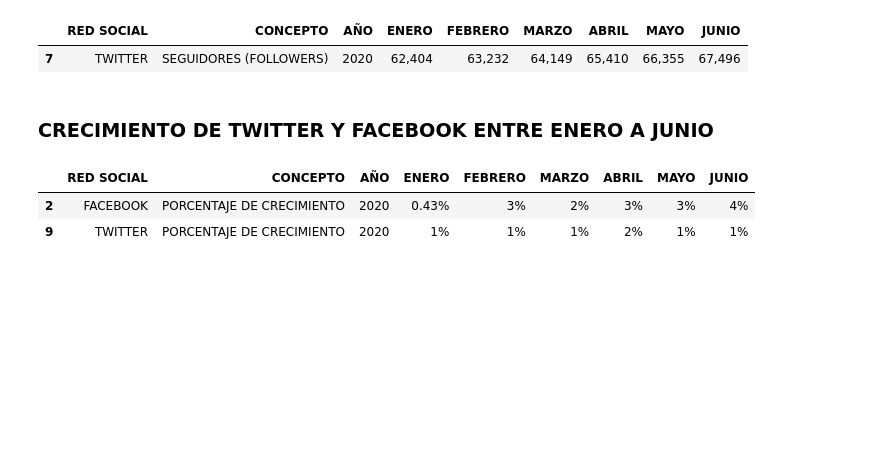
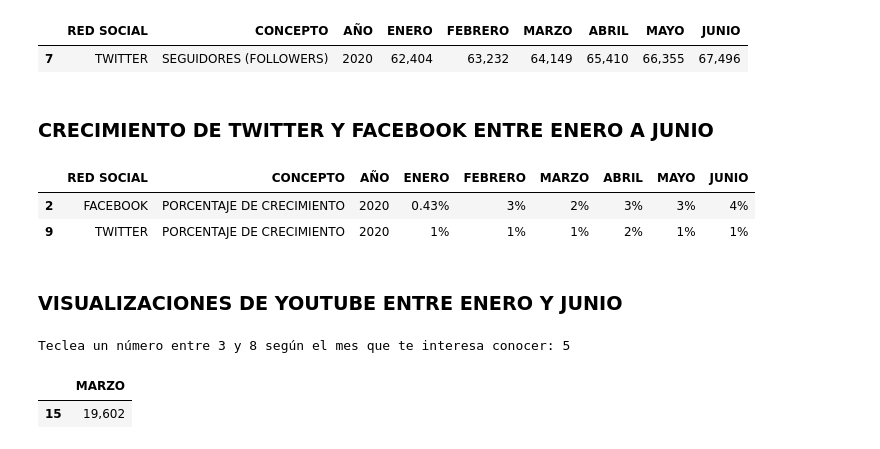
Before and after one commit to CarmenSosaO/CyPg1157, a Jupyter notebook: Ejercicio_Redes_Sociales.ipynb, the cells around one changed output. Saved outputs shown, nothing was run; the diff lists cells and outputs as text; code cells hidden in the pictures; blank space fills up the shorter version.

```diff
--- a/Ejercicio_Redes_Sociales.ipynb
+++ b/Ejercicio_Redes_Sociales.ipynb
@@ -40,3 +40,12 @@ df.iloc[[2,9],[0,1,2,3,4,5,6,7,8]]
 |  | RED SOCIAL | CONCEPTO | AÑO | ENERO | FEBRERO | MARZO | ABRIL | MAYO | JUNIO |
 | 2 | FACEBOOK | PORCENTAJE DE CRECIMIENTO | 2020 | 0.43% | 3% | 2% | 3% | 3% | 4% |
 | 9 | TWITTER | PORCENTAJE DE CRECIMIENTO | 2020 | 1% | 1% | 1% | 2% | 1% | 1% |
+# %% [markdown]
+### VISUALIZACIONES DE YOUTUBE ENTRE ENERO Y JUNIO
+# %%
+N = int(input("Teclea un número entre 3 y 8 según el mes que te interesa conocer: " ))
+df.iloc[[15],[N]]
+# %% [output]
+Teclea un número entre 3 y 8 según el mes que te interesa conocer: 5
+|  | MARZO |
+| 15 | 19,602 |
```
